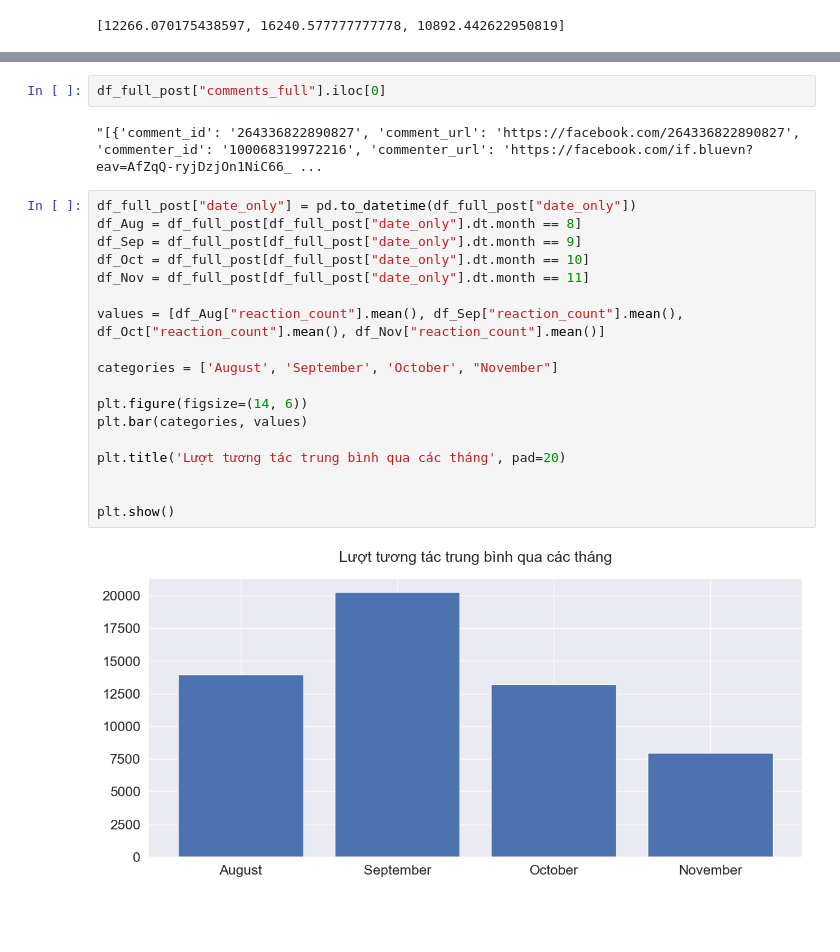
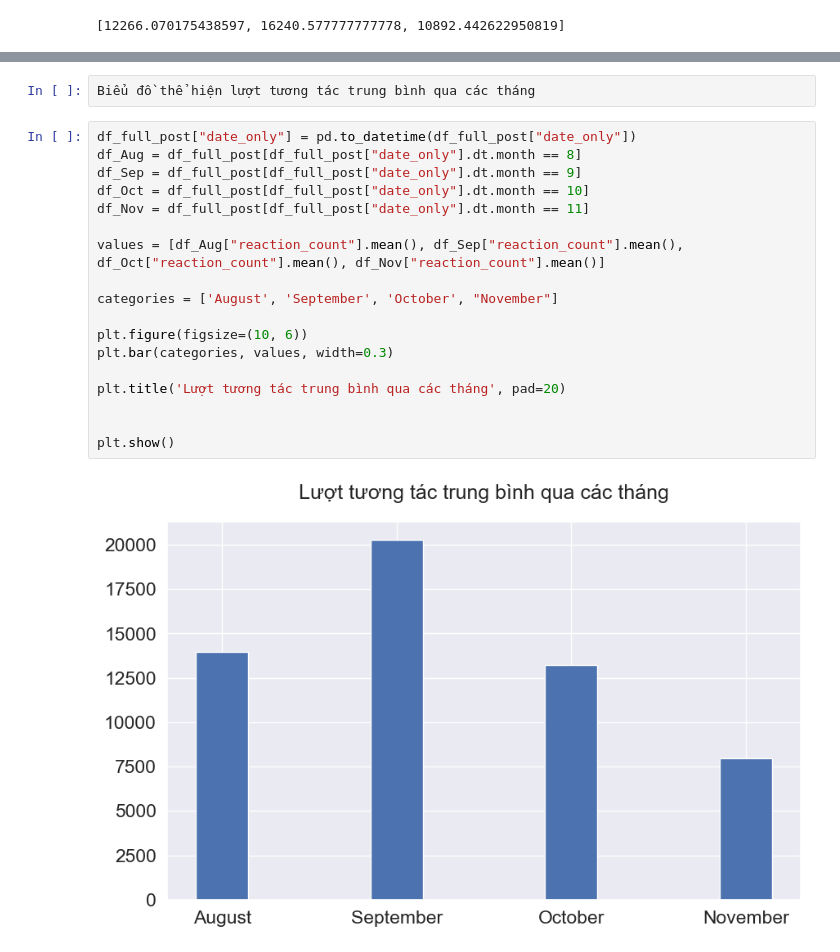
Before and after one commit to NguyenPhuongDng/final_project, a Jupyter notebook: Data/Analyze_data.ipynb, the cells around one changed output, grey strips where cells are left out. Drawn from its saved outputs; the diff is of its cells as text; blank space fills up the shorter version.

```diff
--- a/Data/Analyze_data.ipynb
+++ b/Data/Analyze_data.ipynb
@@ -264,24 +259,22 @@ values_count
-# %%
-df_full_post["comments_full"].iloc[0]
-# %% [output]
-"[{'comment_id': '264336822890827', 'comment_url': 'https://facebook.com/264336822890827', 'commenter_id': '100068319972216', 'commenter_url': 'https://facebook.com/if.bluevn?eav=AfZqQ-ryjDzjOn1NiC66_ ...
+# %%
+Biểu đồ thể hiện lượt tương tác trung bình qua các tháng
 # %%
 df_full_post["date_only"] = pd.to_datetime(df_full_post["date_only"])
 df_Aug = df_full_post[df_full_post["date_only"].dt.month == 8]
 df_Sep = df_full_post[df_full_post["date_only"].dt.month == 9]
 df_Oct = df_full_post[df_full_post["date_only"].dt.month == 10]
 df_Nov = df_full_post[df_full_post["date_only"].dt.month == 11]
 
 values = [df_Aug["reaction_count"].mean(), df_Sep["reaction_count"].mean(), df_Oct["reaction_count"].mean(), df_Nov["reaction_count"].mean()]
 
 categories = ['August', 'September', 'October', "November"]
 
-plt.figure(figsize=(14, 6))
-plt.bar(categories, values)
+plt.figure(figsize=(10, 6))
+plt.bar(categories, values, width=0.3)
 
 plt.title('Lượt tương tác trung bình qua các tháng', pad=20)
 
 
 plt.show()
 # %% [output]
-[figure, old version]
+[figure, new version]
```
Also changed, not shown: parts of 13 cells of this notebook, 2 other files.
